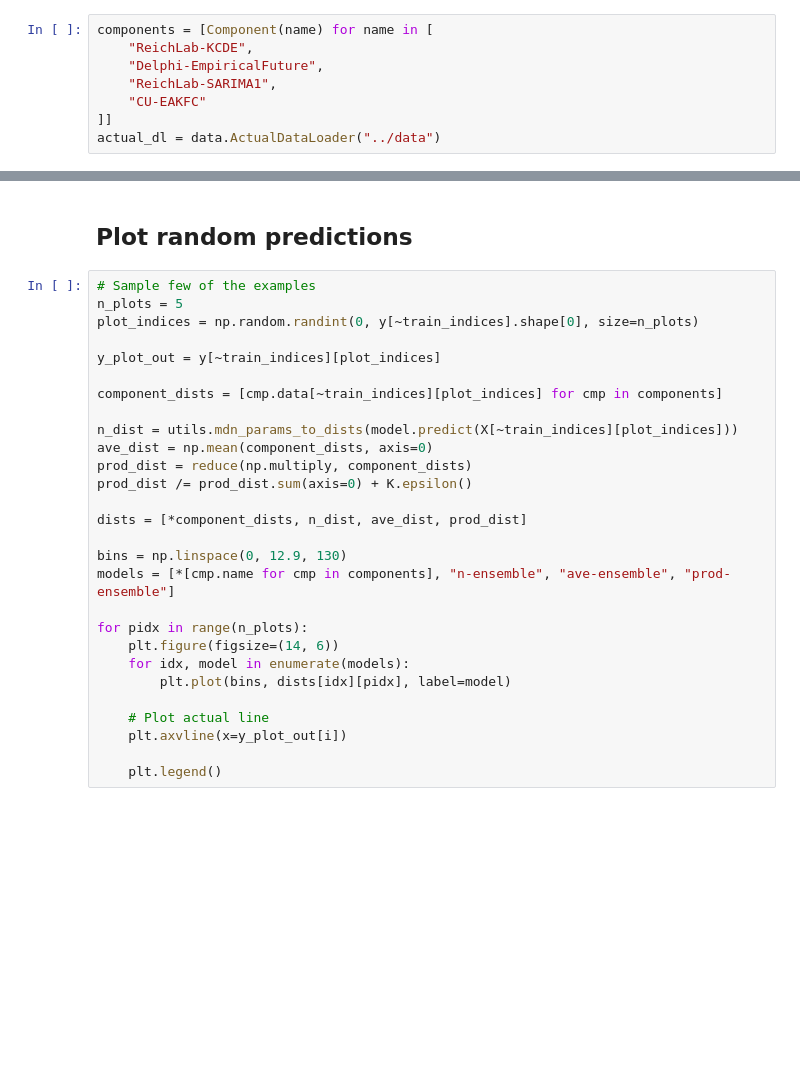
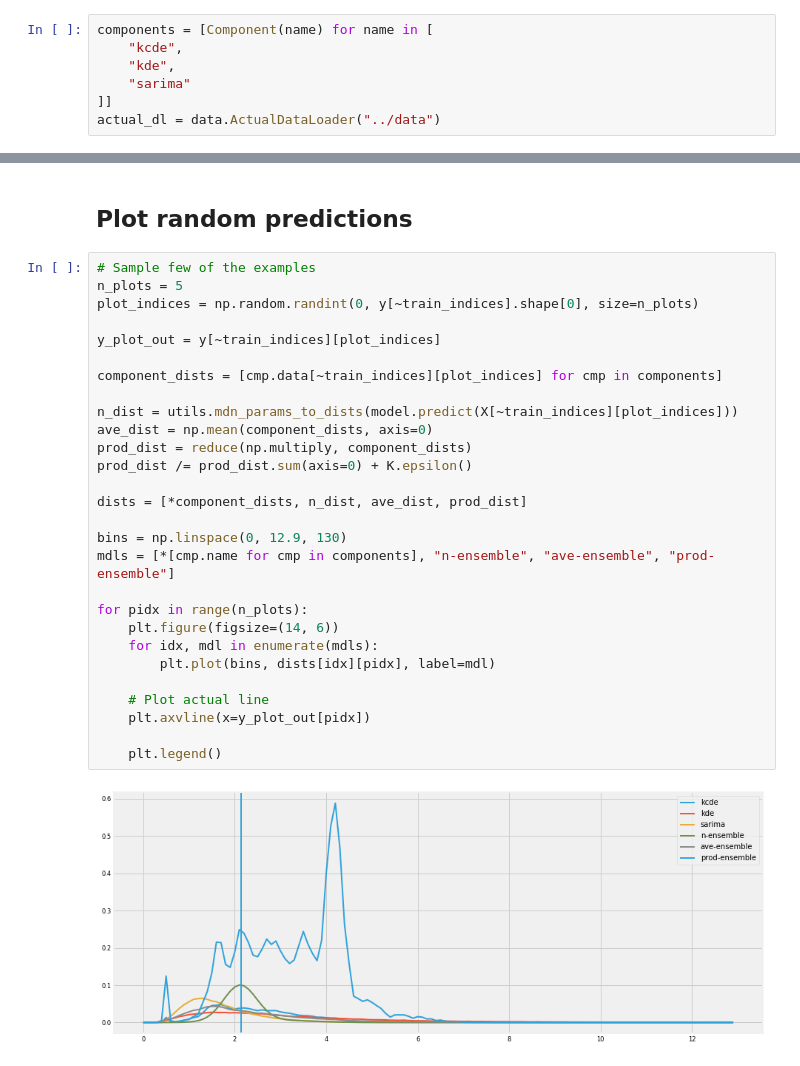
Before and after one commit to reichlab/neural-stack, a Jupyter notebook: notebooks/1.0-mixture-density-network.ipynb, the cells around one changed output, grey strips where cells are left out. Drawn from its saved outputs; the diff is of its cells as text; blank space fills up the shorter version.

```diff
--- a/notebooks/1.0-mixture-density-network.ipynb
+++ b/notebooks/1.0-mixture-density-network.ipynb
@@ -38,10 +41,9 @@ class Component:
         self.loader = data.ComponentDataLoader("../data", name)
 # %%
 components = [Component(name) for name in [
-    "ReichLab-KCDE",
-    "Delphi-EmpiricalFuture",
-    "ReichLab-SARIMA1",
-    "CU-EAKFC"
+    "kcde",
+    "kde",
+    "sarima"
 ]]
 actual_dl = data.ActualDataLoader("../data")
 # %% [markdown]
@@ -175,28 +198,30 @@ eval_df
 # %%
 # Sample few of the examples
 n_plots = 5
 plot_indices = np.random.randint(0, y[~train_indices].shape[0], size=n_plots)
 
 y_plot_out = y[~train_indices][plot_indices]
 
 component_dists = [cmp.data[~train_indices][plot_indices] for cmp in components]
 
 n_dist = utils.mdn_params_to_dists(model.predict(X[~train_indices][plot_indices]))
 ave_dist = np.mean(component_dists, axis=0)
 prod_dist = reduce(np.multiply, component_dists)
 prod_dist /= prod_dist.sum(axis=0) + K.epsilon()
 
 dists = [*component_dists, n_dist, ave_dist, prod_dist]
 
 bins = np.linspace(0, 12.9, 130)
-models = [*[cmp.name for cmp in components], "n-ensemble", "ave-ensemble", "prod-ensemble"]
+mdls = [*[cmp.name for cmp in components], "n-ensemble", "ave-ensemble", "prod-ensemble"]
 
 for pidx in range(n_plots):
     plt.figure(figsize=(14, 6))
-    for idx, model in enumerate(models):
-        plt.plot(bins, dists[idx][pidx], label=model)
+    for idx, mdl in enumerate(mdls):
+        plt.plot(bins, dists[idx][pidx], label=mdl)
 
     # Plot actual line
-    plt.axvline(x=y_plot_out[i])
+    plt.axvline(x=y_plot_out[pidx])
 
     plt.legend()
+# %% [output]
+[figure, added]
```
Also changed, not shown: parts of 8 cells of this notebook.
